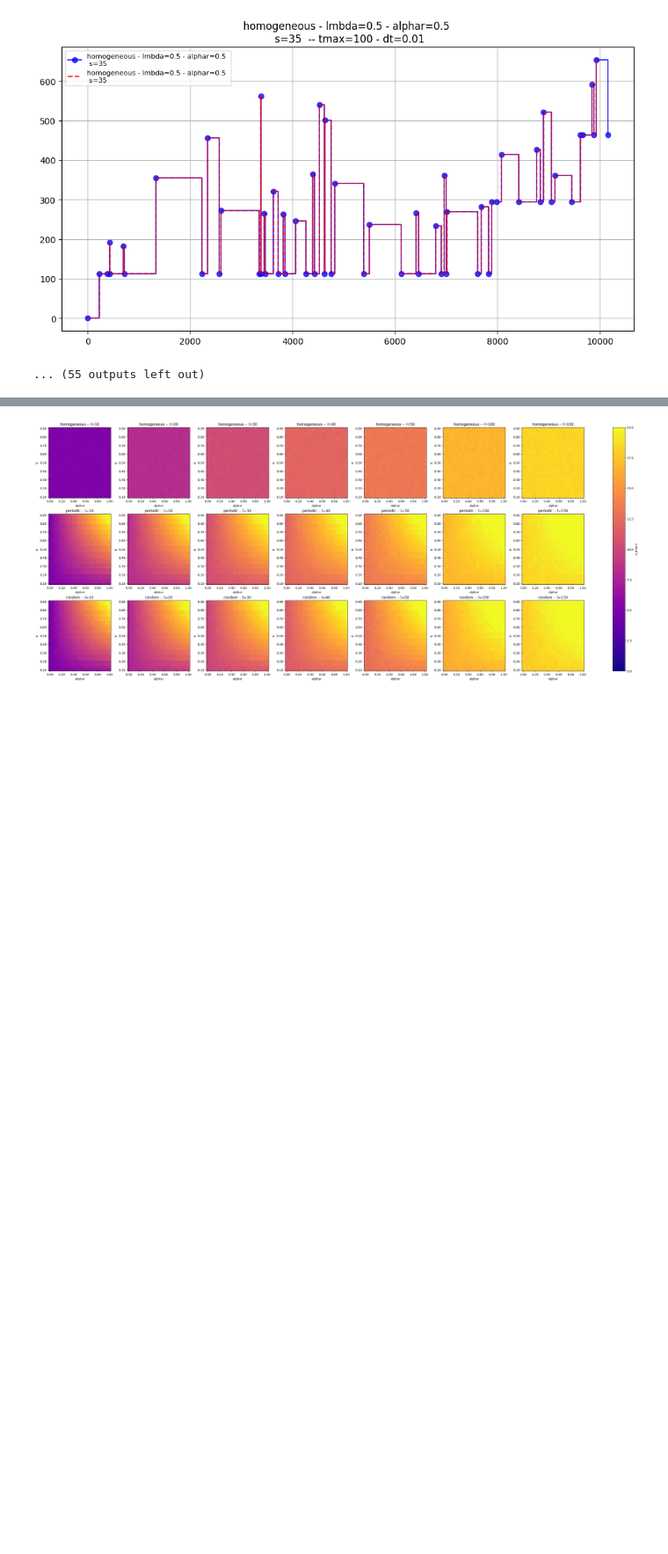
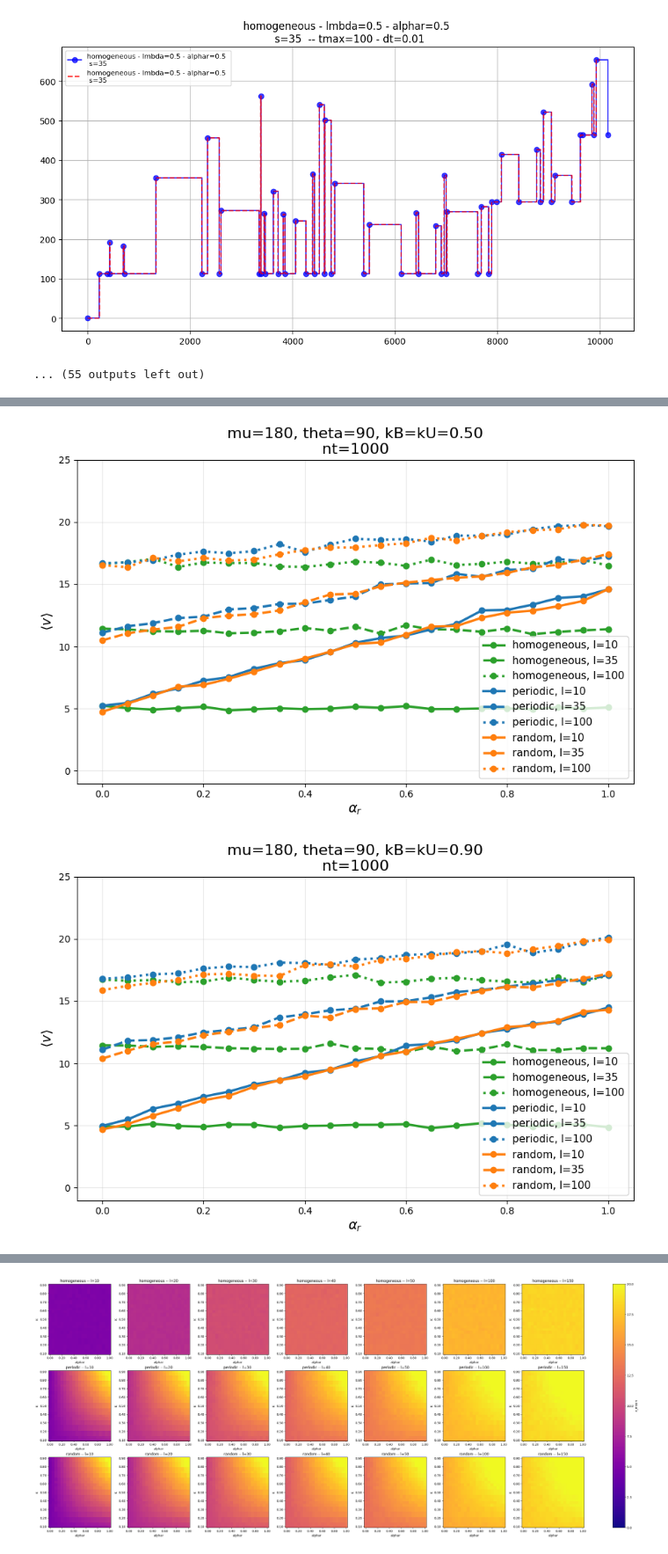
Before and after one commit to npelletbossot/nucleo, a Jupyter notebook: nucleo/working_on/new_formalism.ipynb, the cells around one changed output, grey strips where cells are left out. Shown at 88% size. Cells and saved outputs as stored; diff of their text form; code cells hidden in the pictures; blank space fills up the shorter version.

```diff
--- a/nucleo/working_on/new_formalism.ipynb
+++ b/nucleo/working_on/new_formalism.ipynb
@@ -363,0 +213,79 @@ plt.show()
+# %%
+# Couleurs par landscape
+landscape_colors = {
+    "periodic": "tab:blue",
+    "random": "tab:orange",
+    "homogeneous": "tab:green",
+}
+
+# Styles par l (ordonnés)
+ls_sorted = np.sort(ls)
+linestyles = {
+    ls_sorted[0]: "-",
+    ls_sorted[1]: "--",
+    ls_sorted[2]: ":",
+}
+
+
+def plot_vmean_vs_alphar(df_all, kB, kU, title):
+
+    plt.figure(figsize=(9, 6))
+    plt.title(title, fontsize=16)
+
+    for landscape, l in product(landscapes, ls):
+
+        df_data = df_all.filter(
+            (pl.col("landscape") == landscape) &
+            (pl.col("l") == l) &
+            (pl.col("kB").is_close(kB)) &
+            (pl.col("kU").is_close(kU))
+        )
+
+        if df_data.height == 0:
+            continue
+
+        alphar = df_data["alphar"].to_numpy()
+        v_mean = df_data["v_mean"].to_numpy()
+
+        plt.plot(
+            alphar,
+            v_mean,
+            color=landscape_colors[landscape],
+            linestyle=linestyles[l],
+            marker="o",
+            linewidth=2.5,
+            label=f"{landscape}, l={l}",
+        )
+
+    plt.xlabel(r"$\alpha_r$", fontsize=14)
+    plt.ylabel(r"$\langle v \rangle$", fontsize=14)
+    plt.ylim([-1, 25])
+    plt.grid(True, alpha=0.3)
+    plt.legend(fontsize=11, frameon=True)
+    plt.tight_layout()
+    plt.show()
+
+
+plot_vmean_vs_alphar(
+    df_all,
+    kB=0.50,
+    kU=0.50,
+    title=f"mu={mu}, theta={theta}, kB=kU=0.50\nnt={nt}"
+)
+
+plot_vmean_vs_alphar(
+    df_all,
+    kB=0.90,
+    kU=0.90,
+    title=f"mu={mu}, theta={theta}, kB=kU=0.90\nnt={nt}"
+)
+
+plot_vmean_vs_alphar(
+    df_all,
+    kB=0.90,
+    kU=0.10,
+    title=f"mu={mu}, theta={theta}, kB=0.90, kU=0.10\nnt={nt}"
+)
+# %% [output]
+[figure, added]
+[figure, added]
```
Also changed, not shown: parts of 9 cells of this notebook, 1 other file.
